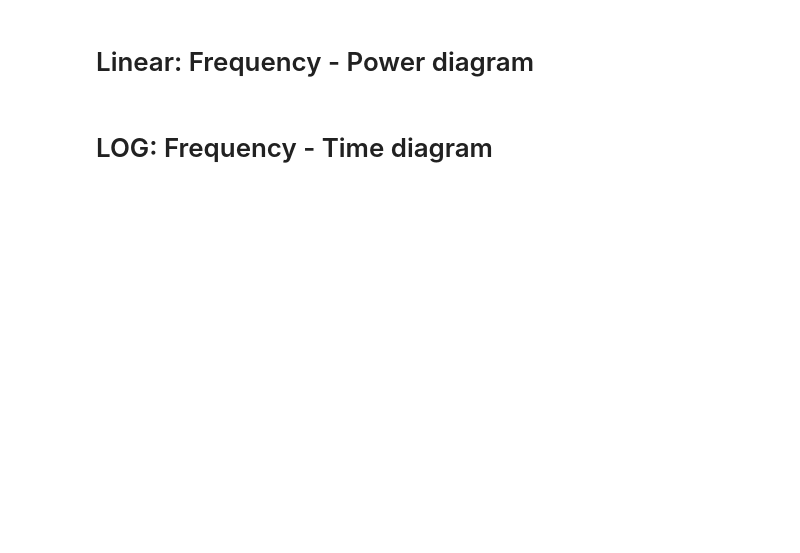
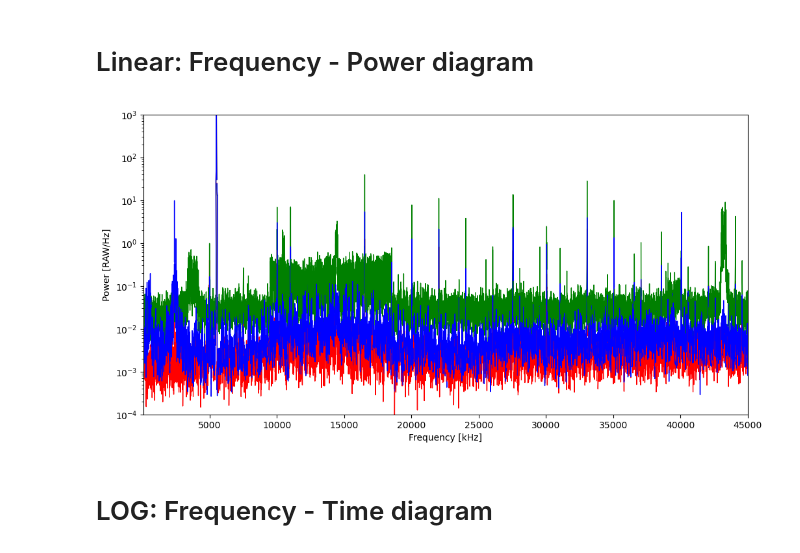
Before and after one commit to y-kasaba/JUICE, a Jupyter notebook: JUICE-CDF-HF-SID2-v0.3.0_Mac_2d.ipynb, the cells around one changed output. Saved outputs shown, nothing was run; the diff lists cells and outputs as text; code cells hidden in the pictures; blank space fills up the shorter version.

```diff
--- a/JUICE-CDF-HF-SID2-v0.3.0_Mac_2d.ipynb
+++ b/JUICE-CDF-HF-SID2-v0.3.0_Mac_2d.ipynb
@@ -209,31 +215,32 @@ fig.savefig(png_fname)
 # %%
 fig = plt.figure(figsize=(12, 6))
 
 for i in range(spec.n_step):
-    plt.plot(spec.frequency[i*spec.n_samp:(i+1)*spec.n_samp,0], spec.Eu_power[i*spec.n_samp:(i+1)*spec.n_samp,0], '-r', linewidth=1)
-    plt.plot(spec.frequency[i*spec.n_samp:(i+1)*spec.n_samp,0], spec.Ev_power[i*spec.n_samp:(i+1)*spec.n_samp,0], '-g', linewidth=1)
-    plt.plot(spec.frequency[i*spec.n_samp:(i+1)*spec.n_samp,0], spec.Ew_power[i*spec.n_samp:(i+1)*spec.n_samp,0], '-b', linewidth=1)
+    plt.plot(freq_ave[i*spec.n_samp:(i+1)*spec.n_samp], Eu_ave[i*spec.n_samp:(i+1)*spec.n_samp], '-r', linewidth=1)
+    plt.plot(freq_ave[i*spec.n_samp:(i+1)*spec.n_samp], Ev_ave[i*spec.n_samp:(i+1)*spec.n_samp], '-g', linewidth=1)
+    plt.plot(freq_ave[i*spec.n_samp:(i+1)*spec.n_samp], Ew_ave[i*spec.n_samp:(i+1)*spec.n_samp], '-b', linewidth=1)
+    """
+    plt.plot(spec.frequency[i*spec.n_samp:(i+1)*spec.n_samp,0], spec.Eu_power[i*spec.n_samp:(i+1)*spec.n_samp,0], '--r', linewidth=1)
+    plt.plot(spec.frequency[i*spec.n_samp:(i+1)*spec.n_samp,0], spec.Ev_power[i*spec.n_samp:(i+1)*spec.n_samp,0], '--g', linewidth=1)
+    plt.plot(spec.frequency[i*spec.n_samp:(i+1)*spec.n_samp,0], spec.Ew_power[i*spec.n_samp:(i+1)*spec.n_samp,0], '--b', linewidth=1)
     plt.plot(spec.frequency[i*spec.n_samp:(i+1)*spec.n_samp,n_time-1], spec.Eu_power[i*spec.n_samp:(i+1)*spec.n_samp,n_time-1], ':r', linewidth=1)
     plt.plot(spec.frequency[i*spec.n_samp:(i+1)*spec.n_samp,n_time-1], spec.Ev_power[i*spec.n_samp:(i+1)*spec.n_samp,n_time-1], ':g', linewidth=1)
     plt.plot(spec.frequency[i*spec.n_samp:(i+1)*spec.n_samp,n_time-1], spec.Ew_power[i*spec.n_samp:(i+1)*spec.n_samp,n_time-1], ':b', linewidth=1)
-
+    """
 plt.xlabel('Frequency [kHz]')
 plt.xlim(f_min, f_max)
 
 plt.yscale('log')
-if cal_mode == 0:
-    plt.ylabel('Power [RAW]')
-elif cal_mode == 1:
-    plt.ylabel('Power [dBm@AD]')
-elif cal_mode == 2:
-    plt.ylabel('Power [V^2@ADC]')
+plt.ylabel(power_str)
 plt.ylim(10**p_min, 10**p_max)
 
 plt.show()
 png_fname = work_dir+data_name+'_spec.png'
 if (spec_mode>0):
     png_fname = work_dir+data_name+'_spec_h.png'
 fig.savefig(png_fname)
+# %% [output]
+[figure, added]
 # %% [markdown]
 # LOG: Frequency - Time diagram
 # %%
```
Also changed, not shown: parts of 10 cells of this notebook, 1 other file.
